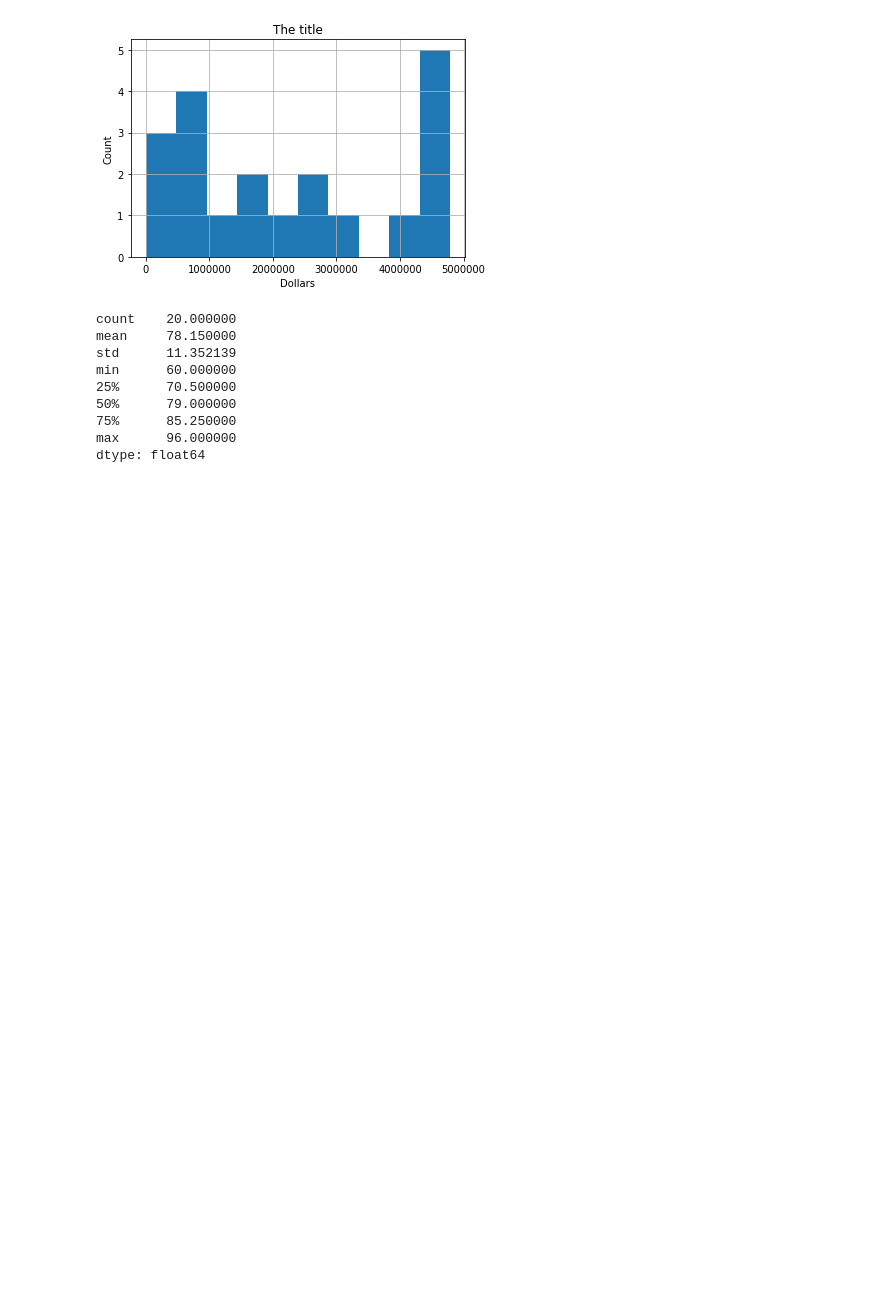
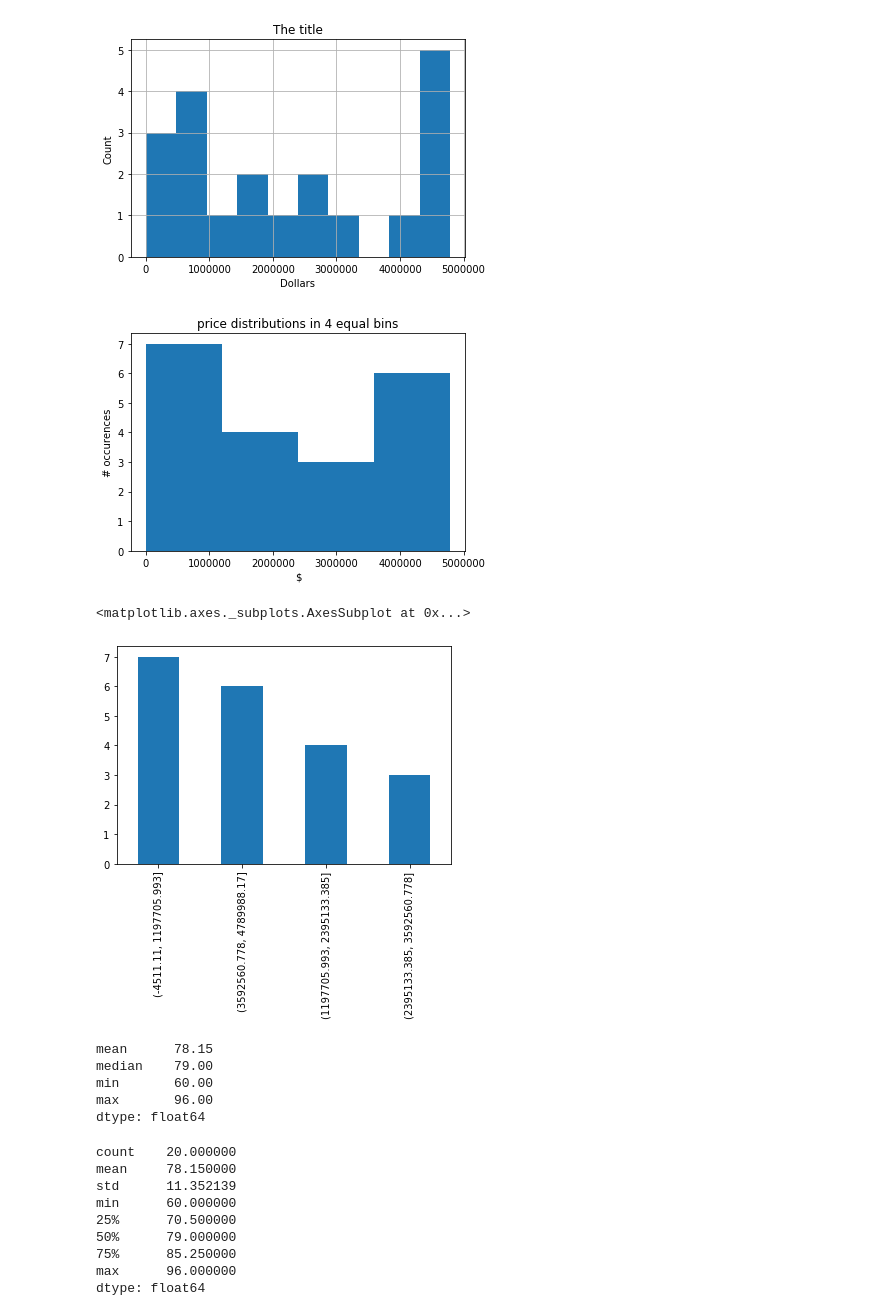
Before and after one commit to noahmelngailis/python-exercises, a Jupyter notebook: 4.8.4.2_pandas_series.ipynb, the cells around one changed output. Drawn from its saved outputs; the diff is of its cells as text; code cells hidden in the pictures; blank space fills up the shorter version.

```diff
--- a/4.8.4.2_pandas_series.ipynb
+++ b/4.8.4.2_pandas_series.ipynb
@@ -263,5 +321,6 @@ pd.cut(money, 4)
 dtype: category
 Categories (4, interval[float64]): [(-4511.11, 1197705.993] < (1197705.993, 2395133.385] < (2395133.385, 3592560.778] < (3592560.778, 4789988.17]]
 # %%
-pd.cut(money, 4)
+bins = pd.cut(money, 4)
+bins.value_counts().transpose()
 # %% [output]
@@ -275,8 +338,28 @@ plt.ylabel("Count")
 # %% [output]
 Text(0, 0.5, 'Count')
 [figure]
+# %%
+plt.title("price distributions in 4 equal bins")
+plt.xlabel("$")
+plt.ylabel("# occurences")
+plt.hist(money, bins=4)
+plt.show()
+
+bins.value_counts().plot.bar()
+# %% [output]
+[figure, added]
+<matplotlib.axes._subplots.AxesSubplot at 0x...>
+[figure, added]
 # %%
 exam_scores = pd.Series([60, 86, 75, 62, 93, 71, 60, 83, 95, 78, 65, 72, 69, 81, 96, 80, 85, 92, 82, 78])
+# %%
+exam_scores.agg(['mean', 'median', 'min', 'max'])
+# %% [output]
+mean      78.15
+median    79.00
+min       60.00
+max       96.00
+dtype: float64
 # %%
 exam_scores.describe()
 # %% [output]
```
Also changed, not shown: parts of 10 cells of this notebook.
